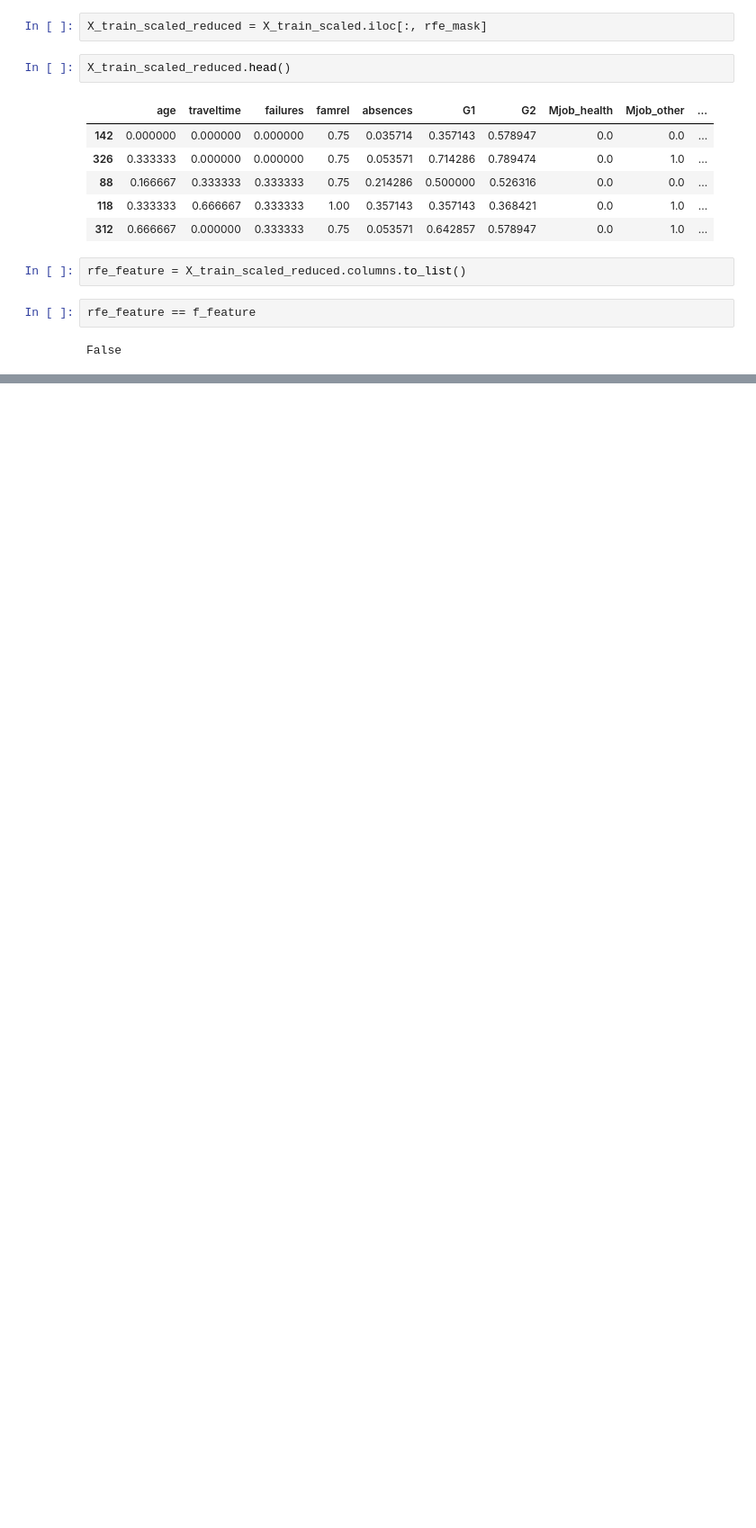
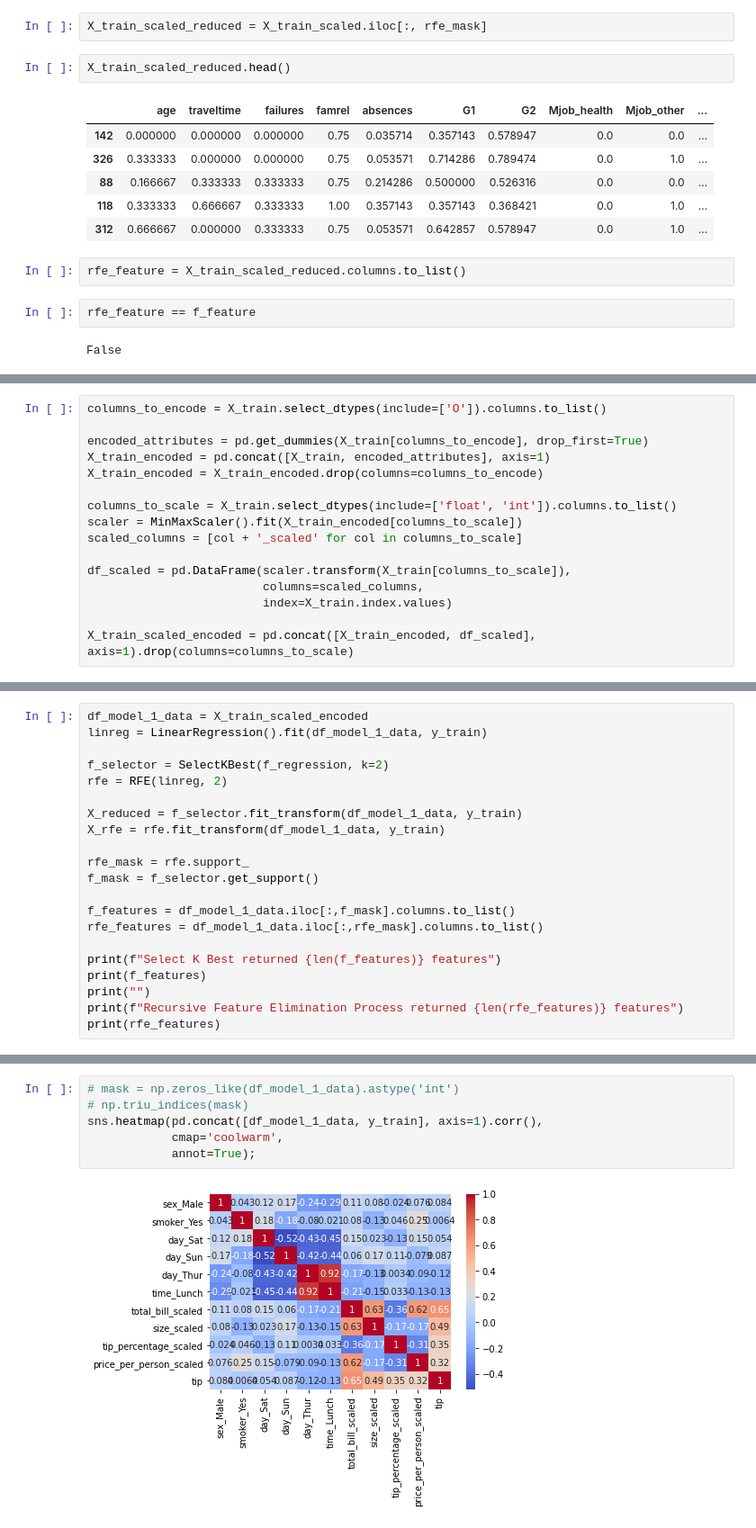
Before and after one commit to Promeos/regression-exercises, a Jupyter notebook: feature_engineering.ipynb, the cells around one changed output, grey strips where cells are left out. Shown: that part at 90% size. Cells and saved outputs as stored; diff of their text form; blank space fills up the shorter version.

```diff
--- a/feature_engineering.ipynb
+++ b/feature_engineering.ipynb
@@ -249,0 +324,16 @@ False
+# %%
+columns_to_encode = X_train.select_dtypes(include=['O']).columns.to_list()
+
+encoded_attributes = pd.get_dummies(X_train[columns_to_encode], drop_first=True)
+X_train_encoded = pd.concat([X_train, encoded_attributes], axis=1)
+X_train_encoded = X_train_encoded.drop(columns=columns_to_encode)
+
+columns_to_scale = X_train.select_dtypes(include=['float', 'int']).columns.to_list()
+scaler = MinMaxScaler().fit(X_train_encoded[columns_to_scale])
+scaled_columns = [col + '_scaled' for col in columns_to_scale]
+
+df_scaled = pd.DataFrame(scaler.transform(X_train[columns_to_scale]),
+                         columns=scaled_columns,
+                         index=X_train.index.values)
+
+X_train_scaled_encoded = pd.concat([X_train_encoded, df_scaled], axis=1).drop(columns=columns_to_scale)
@@ -249,0 +355,21 @@ False
+# %%
+df_model_1_data = X_train_scaled_encoded
+linreg = LinearRegression().fit(df_model_1_data, y_train)
+
+f_selector = SelectKBest(f_regression, k=2)
+rfe = RFE(linreg, 2)
+
+X_reduced = f_selector.fit_transform(df_model_1_data, y_train)
+X_rfe = rfe.fit_transform(df_model_1_data, y_train)
+
+rfe_mask = rfe.support_
+f_mask = f_selector.get_support()
+
+f_features = df_model_1_data.iloc[:,f_mask].columns.to_list()
+rfe_features = df_model_1_data.iloc[:,rfe_mask].columns.to_list()
+
+print(f"Select K Best returned {len(f_features)} features")
+print(f_features)
+print("")
+print(f"Recursive Feature Elimination Process returned {len(rfe_features)} features")
+print(rfe_features)
@@ -249,0 +397,8 @@ False
+# %%
+# mask = np.zeros_like(df_model_1_data).astype('int')
+# np.triu_indices(mask)
+sns.heatmap(pd.concat([df_model_1_data, y_train], axis=1).corr(),
+            cmap='coolwarm',
+            annot=True);
+# %% [output]
+[figure, added]
```
Also changed, not shown: parts of 35 cells of this notebook, 3 other files.
